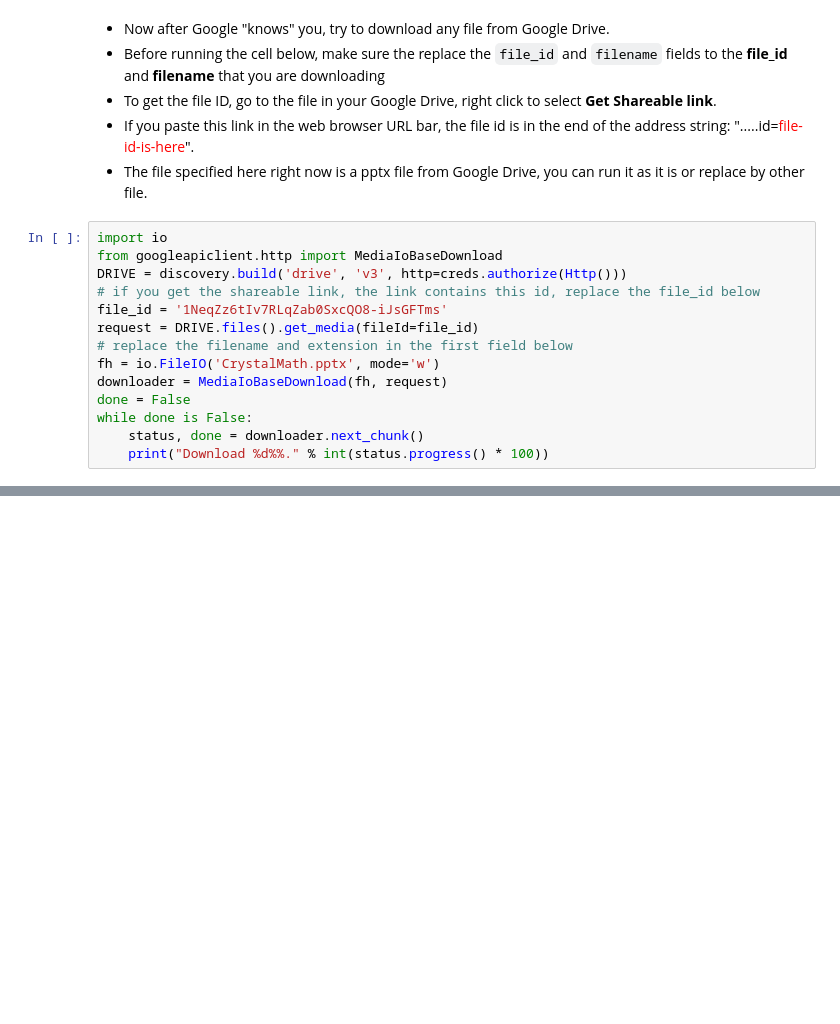
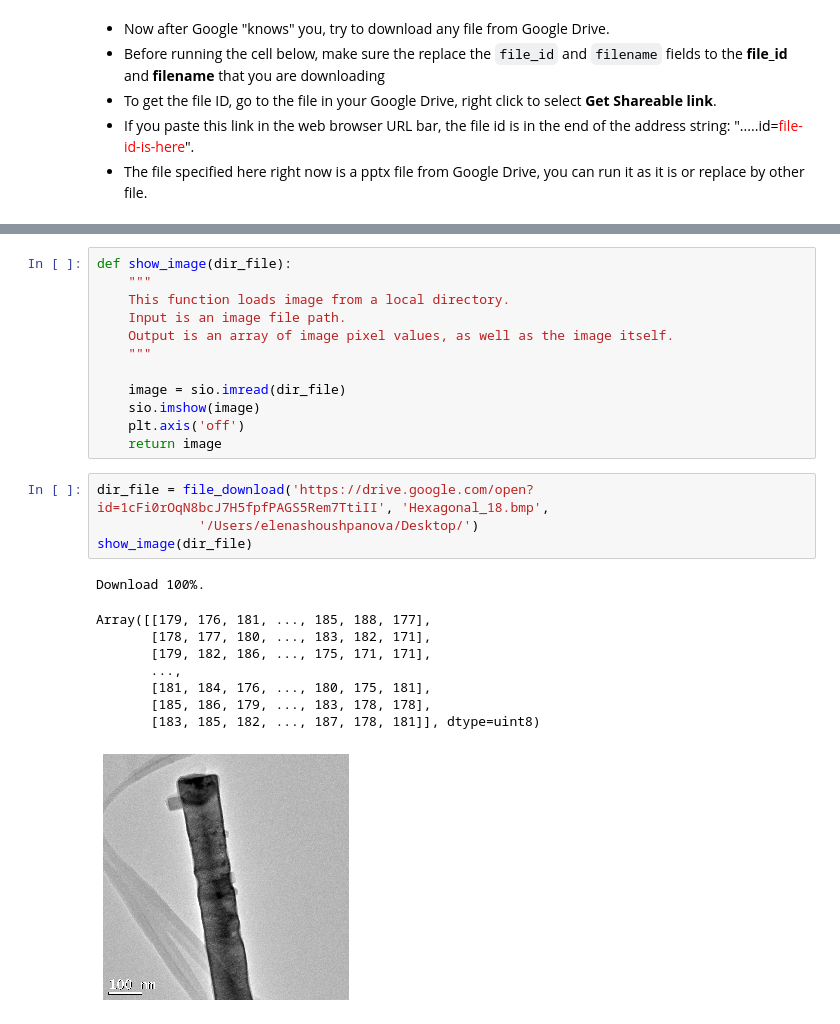
Before and after one commit to crystalmaths/crystalmaths, a Jupyter notebook: crystalmaths/Google_Drive_API.ipynb, the cells around one changed output, grey strips where cells are left out. Saved outputs shown, nothing was run; the diff lists cells and outputs as text; blank space fills up the shorter version.

Commit message:
Updating the jupyter with 3 function for image setting

```diff
--- a/crystalmaths/Google_Drive_API.ipynb
+++ b/crystalmaths/Google_Drive_API.ipynb
@@ -38,17 +74,3 @@ ImportError: cannot import name 'discovery' from 'apiclient' (/opt/anaconda3/lib
 * To get the file ID, go to the file in your Google Drive, right click to select **Get Shareable link**.
 * If you paste this link in the web browser URL bar, the file id is in the end of the address string: ".....id=<font color=red>file-id-is-here</font>".
 * The file specified here right now is a pptx file from Google Drive, you can run it as it is or replace by other file.
-# %%
-import io
-from googleapiclient.http import MediaIoBaseDownload
-DRIVE = discovery.build('drive', 'v3', http=creds.authorize(Http()))
-# if you get the shareable link, the link contains this id, replace the file_id below
-file_id = '1NeqZz6tIv7RLqZab0SxcQO8-iJsGFTms'
-request = DRIVE.files().get_media(fileId=file_id)
-# replace the filename and extension in the first field below
-fh = io.FileIO('CrystalMath.pptx', mode='w')
-downloader = MediaIoBaseDownload(fh, request)
-done = False
-while done is False:
-    status, done = downloader.next_chunk()
-    print("Download %d%%." % int(status.progress() * 100))
@@ -56,0 +134,26 @@ ModuleNotFoundError: No module named 'googleapiclient'
+# %%
+def show_image(dir_file):
+    """
+    This function loads image from a local directory.
+    Input is an image file path.
+    Output is an array of image pixel values, as well as the image itself.
+    """
+
+    image = sio.imread(dir_file)
+    sio.imshow(image)
+    plt.axis('off')
+    return image
+# %%
+dir_file = file_download('https://drive.google.com/open?id=1cFi0rOqN8bcJ7H5fpfPAGS5Rem7TtiII', 'Hexagonal_18.bmp',
+             '/Users/elenashoushpanova/Desktop/')
+show_image(dir_file)
+# %% [output]
+Download 100%.
+Array([[179, 176, 181, ..., 185, 188, 177],
+       [178, 177, 180, ..., 183, 182, 171],
+       [179, 182, 186, ..., 175, 171, 171],
+       ...,
+       [181, 184, 176, ..., 180, 175, 181],
+       [185, 186, 179, ..., 183, 178, 178],
+       [183, 185, 182, ..., 187, 178, 181]], dtype=uint8)
+[figure, added]
```
Also changed, not shown: parts of 20 cells of this notebook.
